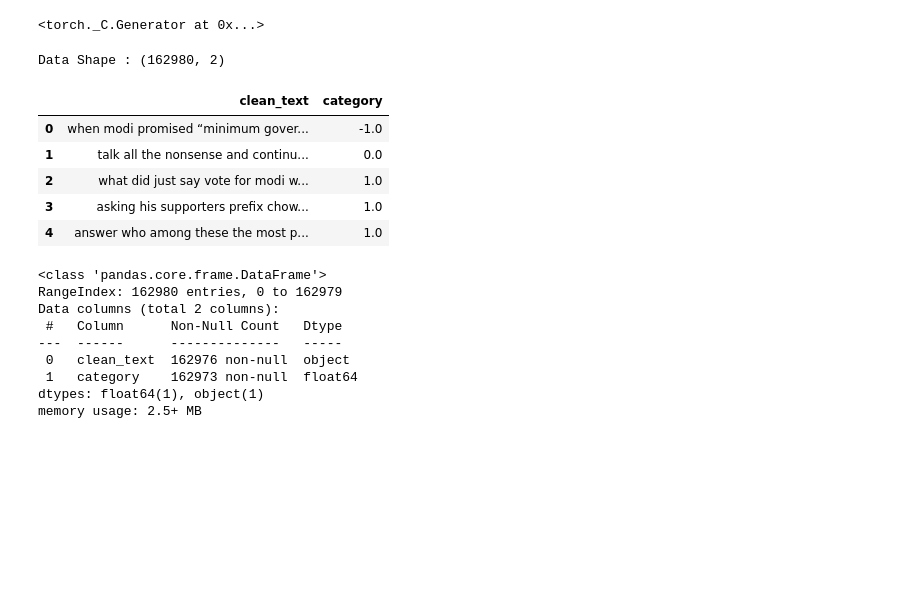
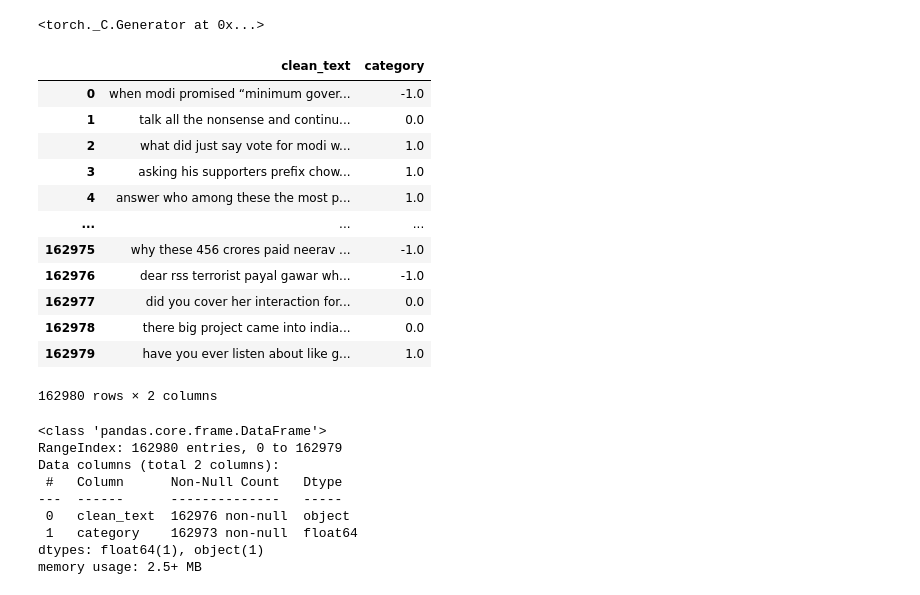
Before and after one commit to joo9810/VSCode, a Jupyter notebook: K-Digital Training/김소현 강사님/프로젝트/4번째 프로젝트/pj1.ipynb, the cells around one changed output. Saved outputs shown, nothing was run; the diff lists cells and outputs as text; code cells hidden in the pictures; blank space fills up the shorter version.

```diff
--- a/K-Digital Training/김소현 강사님/프로젝트/4번째 프로젝트/pj1.ipynb
+++ b/K-Digital Training/김소현 강사님/프로젝트/4번째 프로젝트/pj1.ipynb
@@ -25,17 +43,22 @@ torch.manual_seed(1)
 # %%
 # 데이터 불러오기
 PATH = 'twitter/Twitter_Data.csv'
 twitter = pd.read_csv(PATH)
-print(f'Data Shape : {twitter.shape}')
-twitter.head()
+twitter
 # %% [output]
+|  | clean_text | category |
+| 0 | when modi promised “minimum gover... | -1.0 |
+| 1 | talk all the nonsense and continu... | 0.0 |
+| 2 | what did just say vote for modi w... | 1.0 |
+| 3 | asking his supporters prefix chow... | 1.0 |
+| 4 | answer who among these the most p... | 1.0 |
+| ... | ... | ... |
+| 162975 | why these 456 crores paid neerav ... | -1.0 |
+| 162976 | dear rss terrorist payal gawar wh... | -1.0 |
+| 162977 | did you cover her interaction for... | 0.0 |
+| 162978 | there big project came into india... | 0.0 |
+| 162979 | have you ever listen about like g... | 1.0 |
-Data Shape : (162980, 2)
+162980 rows × 2 columns
-|  | clean_text | category |
-| 0 | when modi promised “minimum gover... | -1.0 |
-| 1 | talk all the nonsense and continu... | 0.0 |
-| 2 | what did just say vote for modi w... | 1.0 |
-| 3 | asking his supporters prefix chow... | 1.0 |
-| 4 | answer who among these the most p... | 1.0 |
 # %%
 # 데이터 프레임 정보 확인
 twitter.info()
```
Also changed, not shown: parts of 14 cells of this notebook, 27 other files.
